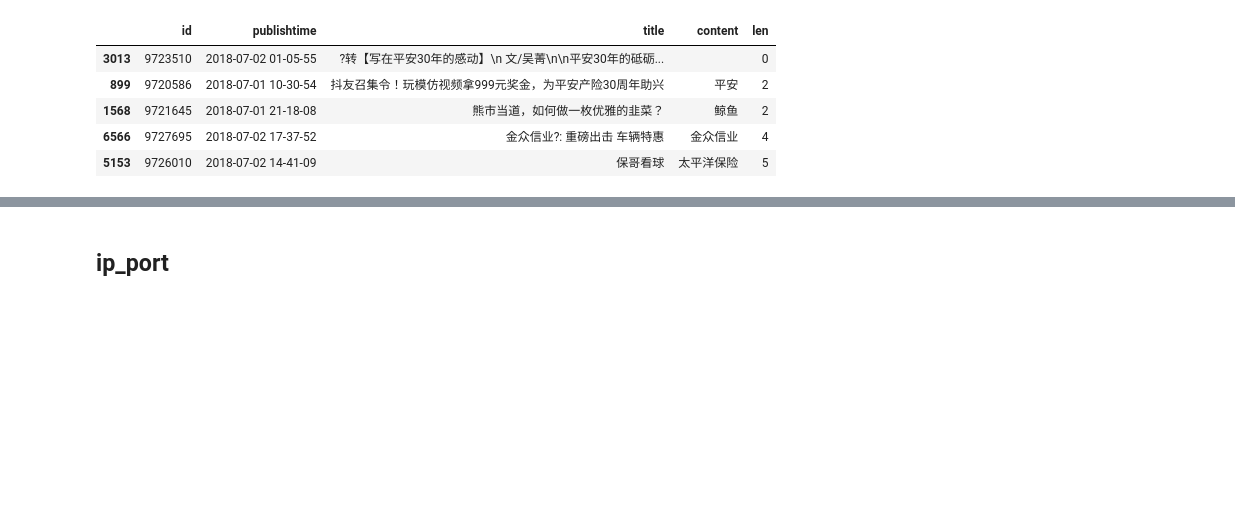
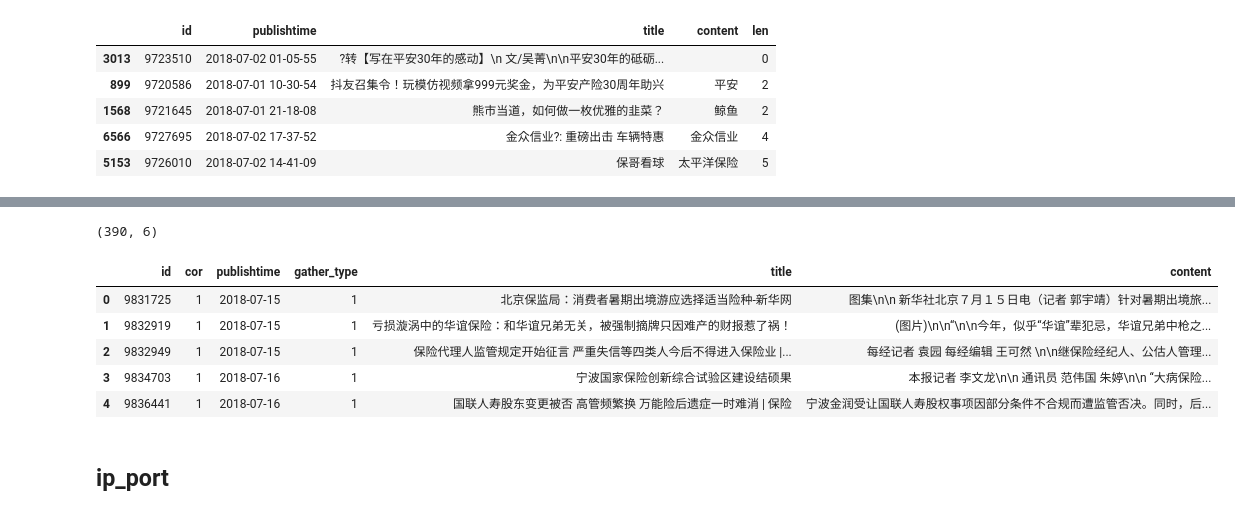
Before and after one commit to xuhuanyunxiao/jupyter-notebook, a Jupyter notebook: proj_cbirc/test_conn_接口与数据库测试.ipynb, the cells around one changed output, grey strips where cells are left out. Drawn from its saved outputs; the diff is of its cells as text; code cells hidden in the pictures; blank space fills up the shorter version.

```diff
--- a/proj_cbirc/test_conn_接口与数据库测试.ipynb
+++ b/proj_cbirc/test_conn_接口与数据库测试.ipynb
@@ -70,0 +76,12 @@ test_set.head()
+# %%
+sql_human_additional = "select date_format(t1.publishtime,'%%Y-%%m-%%d') as publishtime,  \
+                            t1.gather_type, t1.id, t1.title,t2.center as content \
+                            from wise_web_docinfo t1, wise_web_docinfo_center t2 \
+                                where t1.id = t2.doc_id and \
+                                      (date_format(publishtime, '%%Y-%%m-%%d') >= '{0}' and \
+                                      date_format(publishtime, '%%Y-%%m-%%d') <= '{1}') and \
+                                      t1.gather_type = 1 ".format(start_day, end_day)
+
+human_additional_count = pd.read_sql(sql_human_additional, engine)
+print(human_additional_count.shape)
+human_additional_count.sort_values(by = 'publishtime', ascending = False).head()
@@ -70,0 +96,15 @@ test_set.head()
+# %%
+ip_port = '47.93.77.19:10000'
+
+headers={'content-type':'application/json'}
+url_cor = "http://%s/correlation_negative"%ip_port
+# %%
+data = {"record":human_additional_count.to_dict(orient = 'records')}
+result = requests.post(url_cor, data = json.dumps(data),
+                       headers=headers, allow_redirects=True)
+json_data = json.loads(result.text)
+# %%
+print()
+pred_res = [[record['id'], record['sec']] for record in json_data['docs']]
+pred_res = pd.DataFrame(pred_res, columns = ['id', 'cor'])
+pred_res.head()
@@ -70,0 +118,12 @@ test_set.head()
+# %%
+merge_data = pd.merge(pred_res, human_additional_count)
+print(merge_data.shape)
+merge_data.head()
+# %% [output]
+(390, 6)
+|  | id | cor | publishtime | gather_type | title | content |
+| 0 | 9831725 | 1 | 2018-07-15 | 1 | 北京保监局：消费者暑期出境游应选择适当险种-新华网 | 图集\n\n 新华社北京７月１５日电（记者 郭宇靖）针对暑期出境旅... |
+| 1 | 9832919 | 1 | 2018-07-15 | 1 | 亏损漩涡中的华谊保险：和华谊兄弟无关，被强制摘牌只因难产的财报惹了祸！ | (图片)\n\n“\n\n今年，似乎“华谊”辈犯忌，华谊兄弟中枪之... |
+| 2 | 9832949 | 1 | 2018-07-15 | 1 | 保险代理人监管规定开始征言 严重失信等四类人今后不得进入保险业 |... | 每经记者 袁园 每经编辑 王可然 \n\n继保险经纪人、公估人管理... |
+| 3 | 9834703 | 1 | 2018-07-16 | 1 | 宁波国家保险创新综合试验区建设结硕果 | 本报记者 李文龙\n\n 通讯员 范伟国 朱婷\n\n “大病保险... |
+| 4 | 9836441 | 1 | 2018-07-16 | 1 | 国联人寿股东变更被否 高管频繁换 万能险后遗症一时难消 | 保险 | 宁波金润受让国联人寿股权事项因部分条件不合规而遭监管否决。同时，后... |
```
Also changed, not shown: parts of 6 cells of this notebook, 4 other files.
